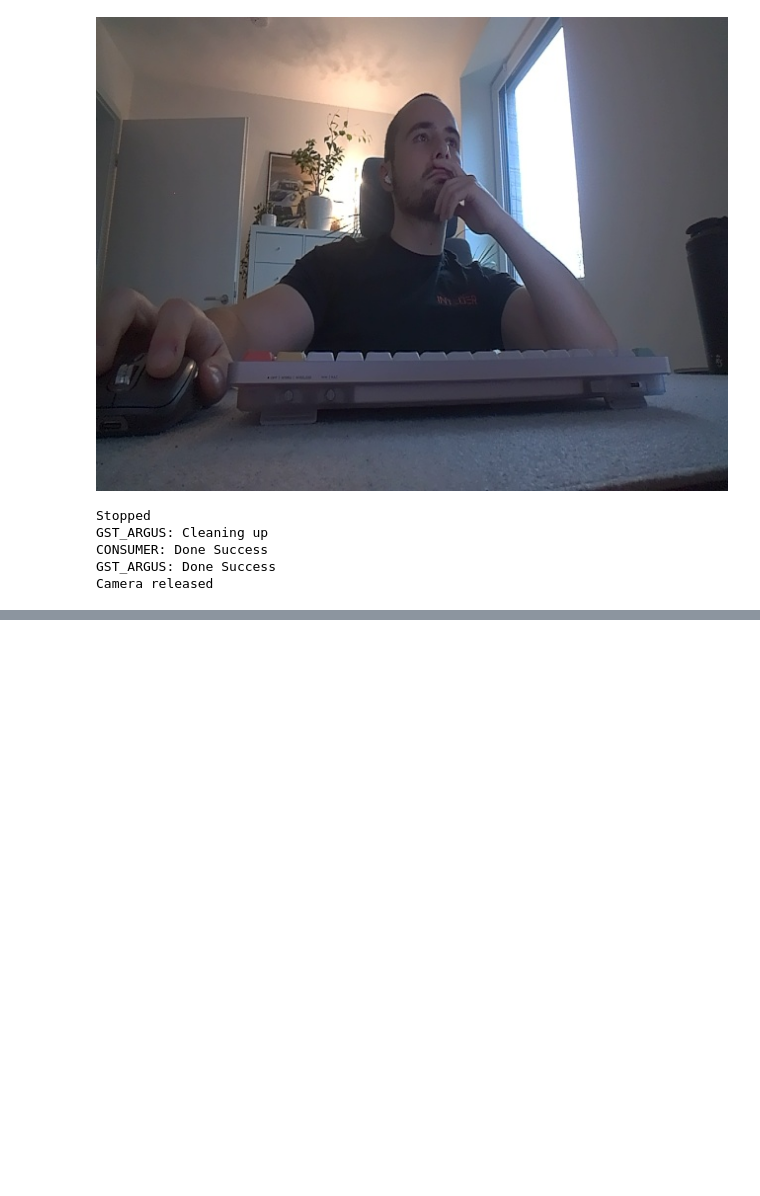
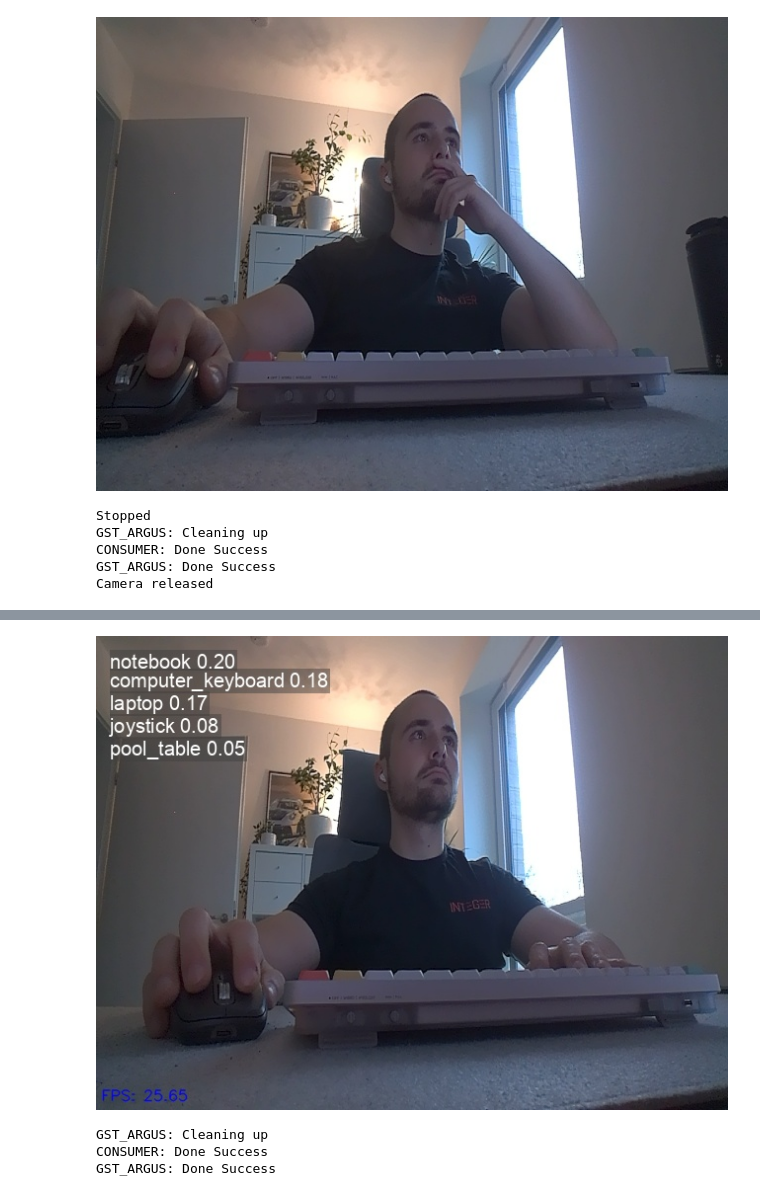
Before and after one commit to denishartl/jetson-yolo-intro, a Jupyter notebook: jetson-yolo-intro.ipynb, the cells around one changed output, grey strips where cells are left out. Cells and saved outputs as stored; diff of their text form; code cells hidden in the pictures; blank space fills up the shorter version.

```diff
--- a/jetson-yolo-intro.ipynb
+++ b/jetson-yolo-intro.ipynb
@@ -71,5 +131,13 @@ Camera released
 # %%
 # Classification
+
+model = YOLO("models/yolo11m-cls.pt")
+run_model(model)
+# %% [output]
+[figure, added]
+GST_ARGUS: Cleaning up
+CONSUMER: Done Success
+GST_ARGUS: Done Success
 # %%
 # Pose estimation
 
```
Also changed, not shown: parts of 5 cells of this notebook.
